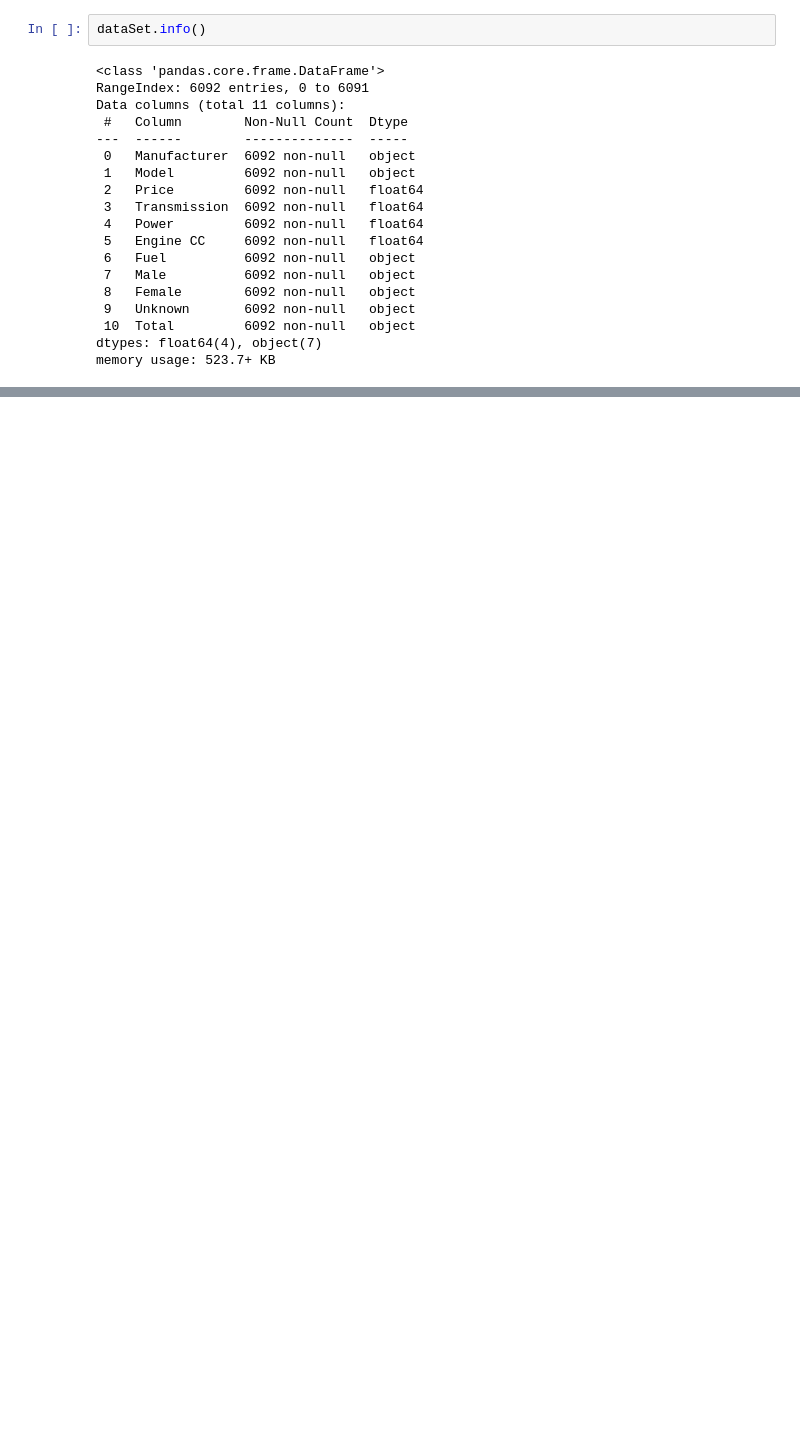
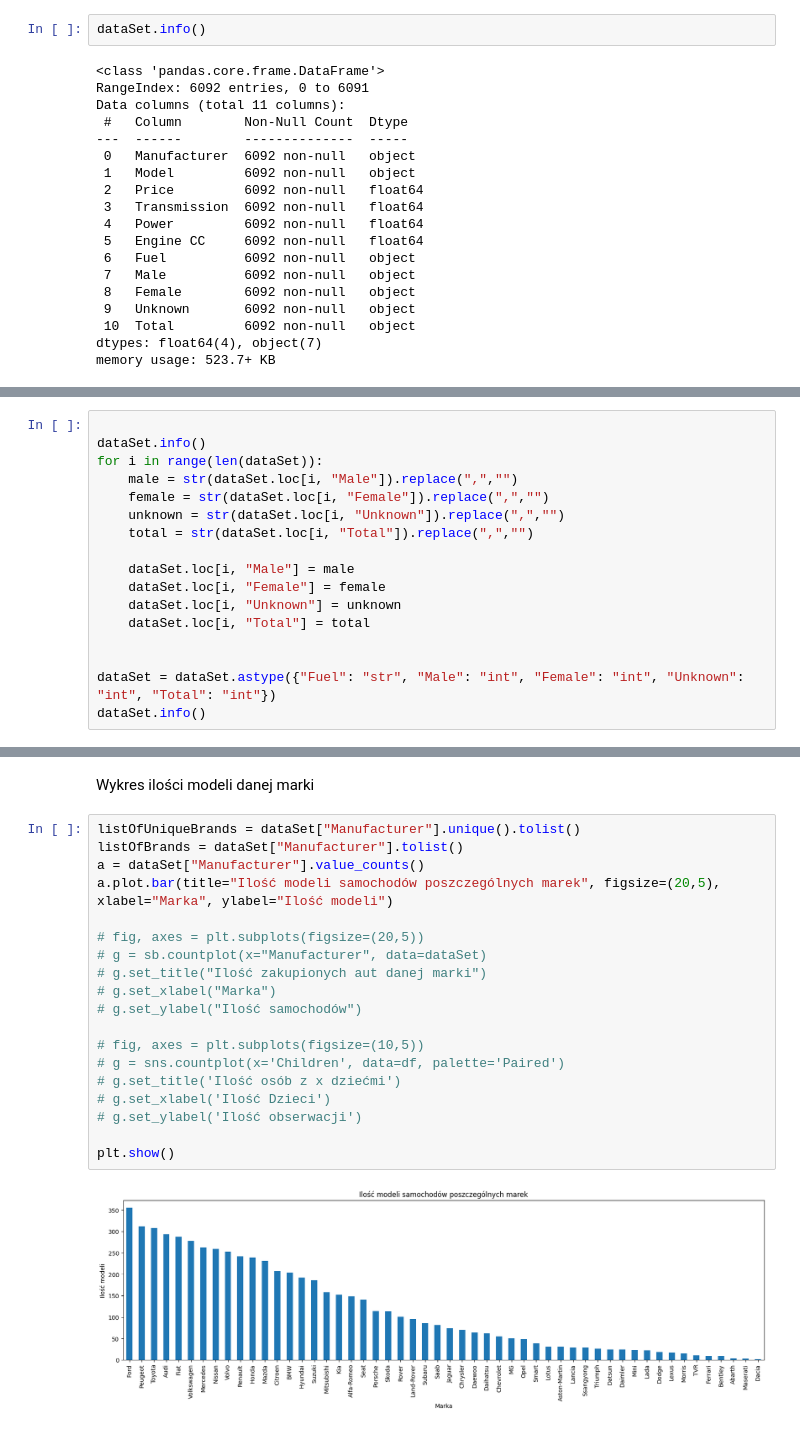
Before and after one commit to dyzioq/data-analysis-project, a Jupyter notebook: notebook.ipynb, the cells around one changed output, grey strips where cells are left out. Cells and saved outputs as stored; diff of their text form; blank space fills up the shorter version.

```diff
--- a/notebook.ipynb
+++ b/notebook.ipynb
@@ -61,0 +67,17 @@ dataSet[dataSet["Manufacturer"]=="Ford"]
+# %%
+
+dataSet.info()
+for i in range(len(dataSet)):
+    male = str(dataSet.loc[i, "Male"]).replace(",","")
+    female = str(dataSet.loc[i, "Female"]).replace(",","")
+    unknown = str(dataSet.loc[i, "Unknown"]).replace(",","")
+    total = str(dataSet.loc[i, "Total"]).replace(",","")
+
+    dataSet.loc[i, "Male"] = male
+    dataSet.loc[i, "Female"] = female
+    dataSet.loc[i, "Unknown"] = unknown
+    dataSet.loc[i, "Total"] = total
+
+
+dataSet = dataSet.astype({"Fuel": "str", "Male": "int", "Female": "int", "Unknown": "int", "Total": "int"})
+dataSet.info()
@@ -61,0 +102,23 @@ dataSet[dataSet["Manufacturer"]=="Ford"]
+# %% [markdown]
+Wykres ilości modeli danej marki
+# %%
+listOfUniqueBrands = dataSet["Manufacturer"].unique().tolist()
+listOfBrands = dataSet["Manufacturer"].tolist()
+a = dataSet["Manufacturer"].value_counts()
+a.plot.bar(title="Ilość modeli samochodów poszczególnych marek", figsize=(20,5), xlabel="Marka", ylabel="Ilość modeli")
+
+# fig, axes = plt.subplots(figsize=(20,5))
+# g = sb.countplot(x="Manufacturer", data=dataSet)
+# g.set_title("Ilość zakupionych aut danej marki")
+# g.set_xlabel("Marka")
+# g.set_ylabel("Ilość samochodów")
+
+# fig, axes = plt.subplots(figsize=(10,5))
+# g = sns.countplot(x='Children', data=df, palette='Paired')
+# g.set_title('Ilość osób z x dziećmi')
+# g.set_xlabel('Ilość Dzieci')
+# g.set_ylabel('Ilość obserwacji')
+
+plt.show()
+# %% [output]
+[figure, added]
```
Also changed, not shown: parts of 11 cells of this notebook.
